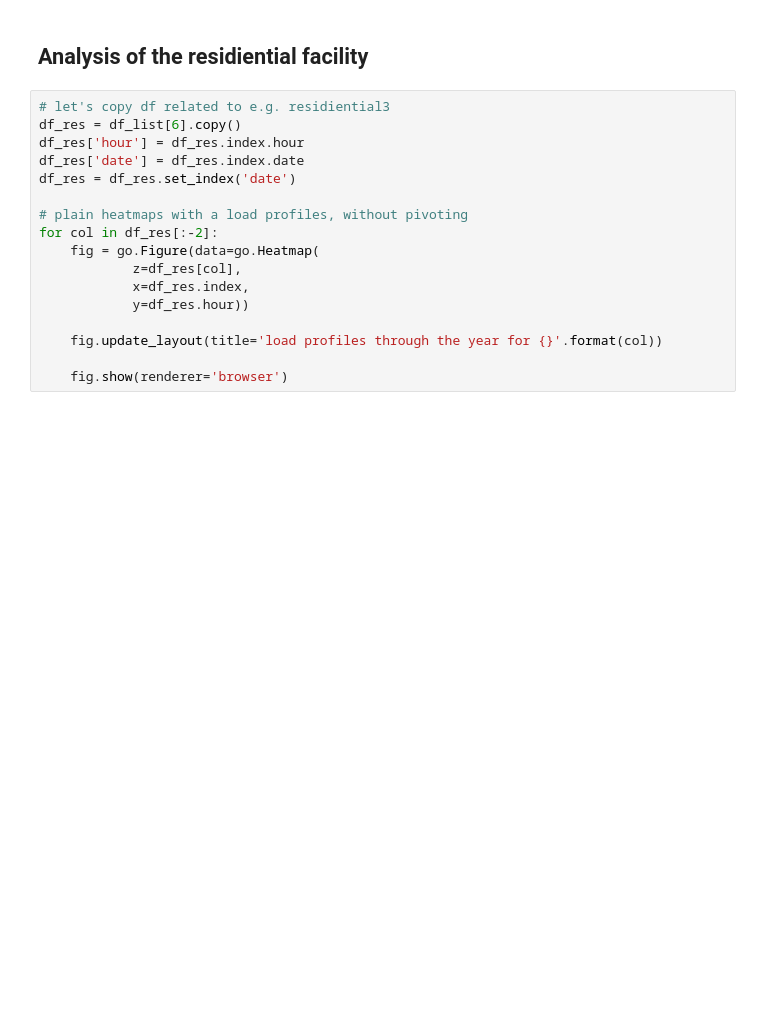
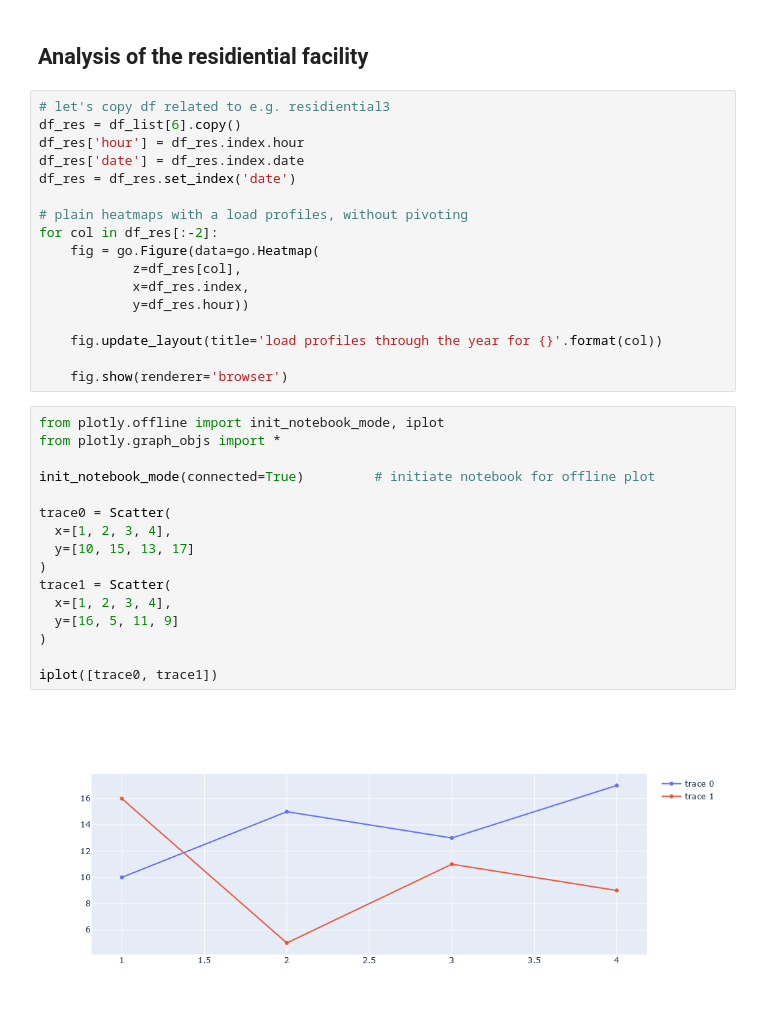
Before and after one commit to krzysiekbe/energy-analysis, a Jupyter notebook: energy.ipynb, the cells around one changed output. Saved outputs shown, nothing was run; the diff lists cells and outputs as text; blank space fills up the shorter version.

```diff
--- a/energy.ipynb
+++ b/energy.ipynb
@@ -114,3 +125,21 @@ for col in df_res[:-2]:
     fig.update_layout(title='load profiles through the year for {}'.format(col))
 
     fig.show(renderer='browser')
+# %%
+from plotly.offline import init_notebook_mode, iplot
+from plotly.graph_objs import *
+
+init_notebook_mode(connected=True)         # initiate notebook for offline plot
+
+trace0 = Scatter(
+  x=[1, 2, 3, 4],
+  y=[10, 15, 13, 17]
+)
+trace1 = Scatter(
+  x=[1, 2, 3, 4],
+  y=[16, 5, 11, 9]
+)
+
+iplot([trace0, trace1])
+# %% [output]
+[figure, added]
```
Also changed, not shown: parts of 2 cells of this notebook, 3 other files.
